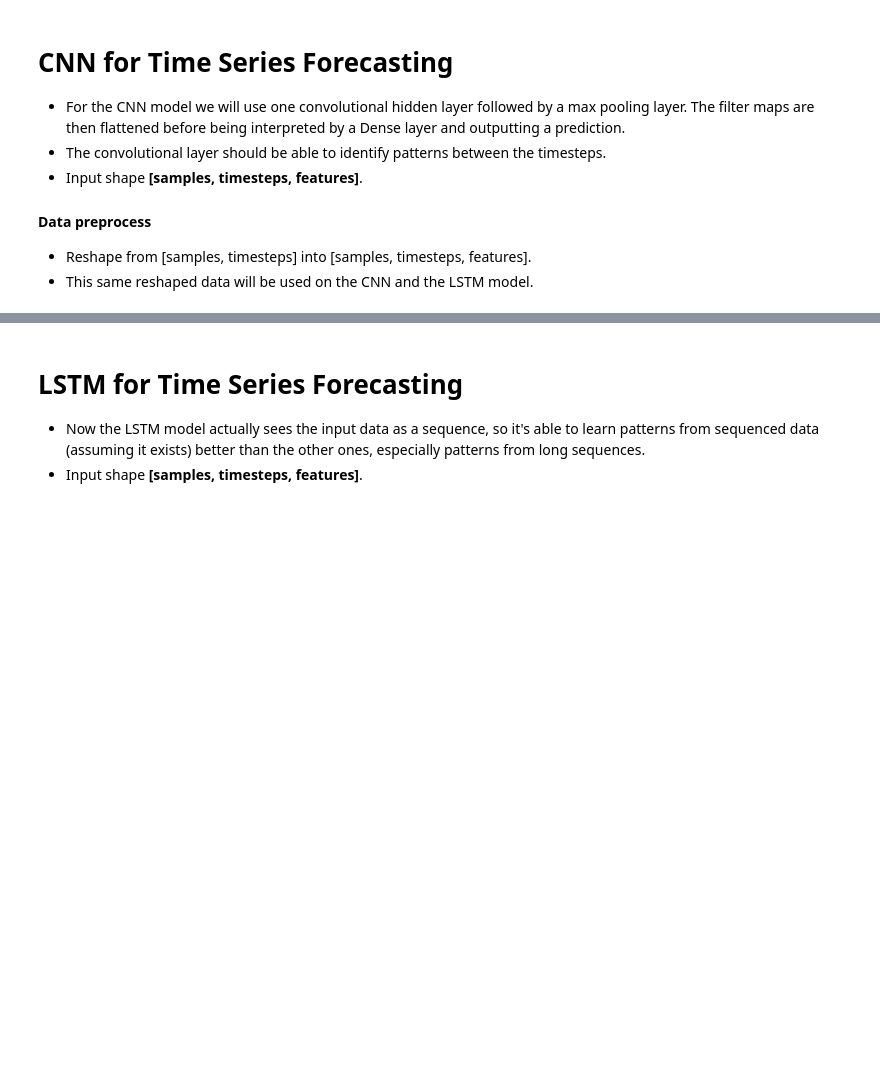
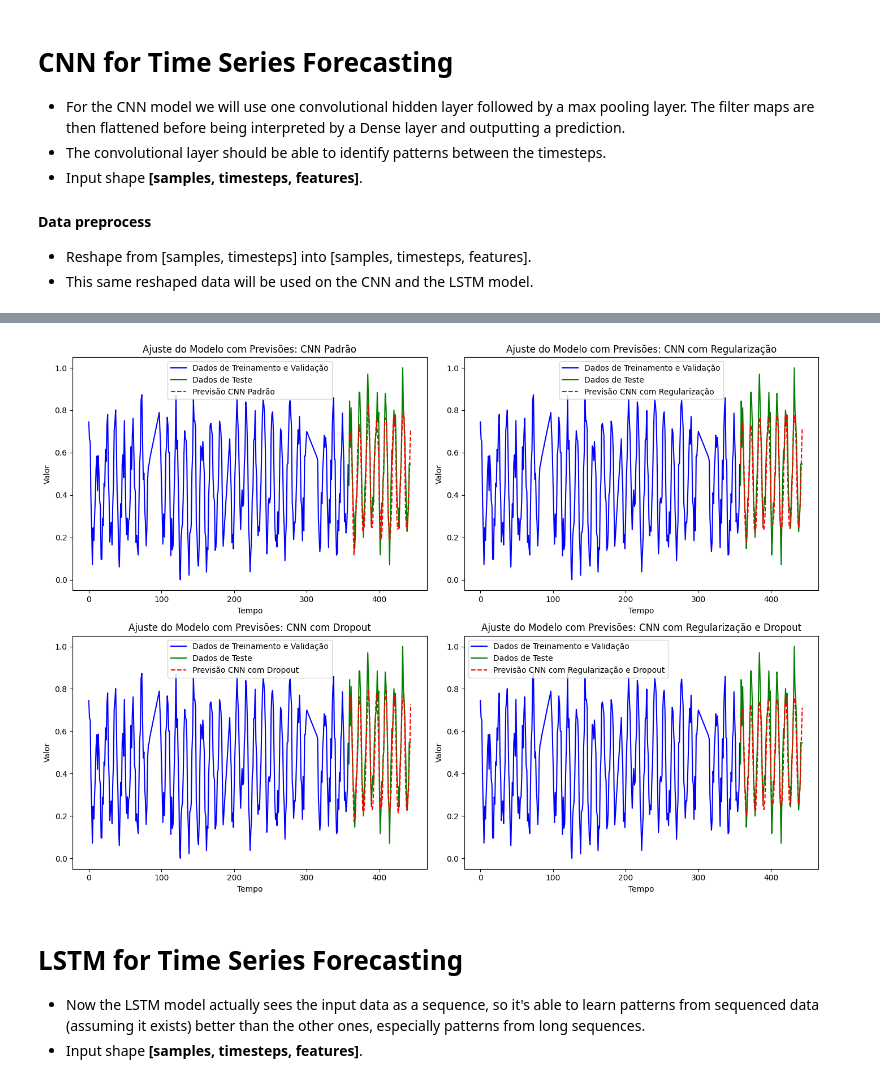
Before and after one commit to camazlucas/PEE-CPE727-Aprendizado-Profundo, a Jupyter notebook: 2024-03/Seminarios/11 - Aplicacoes em Series Temporais/Aplicacao em Series Temporais.ipynb, the cells around one changed output, grey strips where cells are left out. Saved outputs shown, nothing was run; the diff lists cells and outputs as text; code cells hidden in the pictures; blank space fills up the shorter version.

```diff
--- a/2024-03/Seminarios/11 - Aplicacoes em Series Temporais/Aplicacao em Series Temporais.ipynb
+++ b/2024-03/Seminarios/11 - Aplicacoes em Series Temporais/Aplicacao em Series Temporais.ipynb
@@ -784,3 +757,43 @@ plot_fit_with_predictions(train_valid_data, Y_test, predictions_regdrop, "CNN co
+# %%
+# Combine os dados de treino e validação em uma série para comparação visual com o conjunto de teste e previsões.
+train_valid_data = np.concatenate([Y_train, Y_valid])  # Combina Y_train e Y_valid em uma série contínua
+
+# Função para exibir os gráficos lado a lado
+def plot_multiple_predictions(train_valid_data, y_test, y_pred_models, model_names):
+    # Definindo o tamanho da figura e o layout (2 gráficos por linha)
+    fig, axes = plt.subplots(2, 2, figsize=(14, 10))
+    axes = axes.flatten()  # Achata o array de eixos para indexação direta
+
+    for idx, (y_pred, model_name) in enumerate(zip(y_pred_models, model_names)):
+        ax = axes[idx]
+
+        # Plot dos dados de treino e validação
+        ax.plot(range(len(train_valid_data)), train_valid_data, label="Dados de Treinamento e Validação", color="blue")
+
+        # Plot dos dados de teste
+        ax.plot(range(len(train_valid_data), len(train_valid_data) + len(y_test)), y_test, label="Dados de Teste", color="green")
+
+        # Plot das previsões
+        ax.plot(range(len(train_valid_data), len(train_valid_data) + len(y_test)), y_pred, label=f"Previsão {model_name}", color="red", linestyle="--")
+
+        # Configurações do gráfico
+        ax.set_title(f'Ajuste do Modelo com Previsões: {model_name}')
+        ax.set_xlabel("Tempo")
+        ax.set_ylabel("Valor")
+        ax.legend()
+
+    # Ajusta o layout e exibe
+    plt.tight_layout()
+    plt.show()
+
+# Lista com previsões e nomes dos modelos para plotar
+y_pred_models = [y_pred_cnn, y_pred_cnn_reg, y_pred_cnn_drop, y_pred_cnn_reg_drop]
+model_names = ["CNN Padrão", "CNN com Regularização", "CNN com Dropout", "CNN com Regularização e Dropout"]
+
+# Chamando a função para exibir os gráficos lado a lado
+plot_multiple_predictions(train_valid_data, Y_test, y_pred_models, model_names)
+# %% [output]
+[figure, added]
 # %% [markdown]
 # LSTM for Time Series Forecasting
 
```
Also changed, not shown: parts of 48 cells of this notebook.
